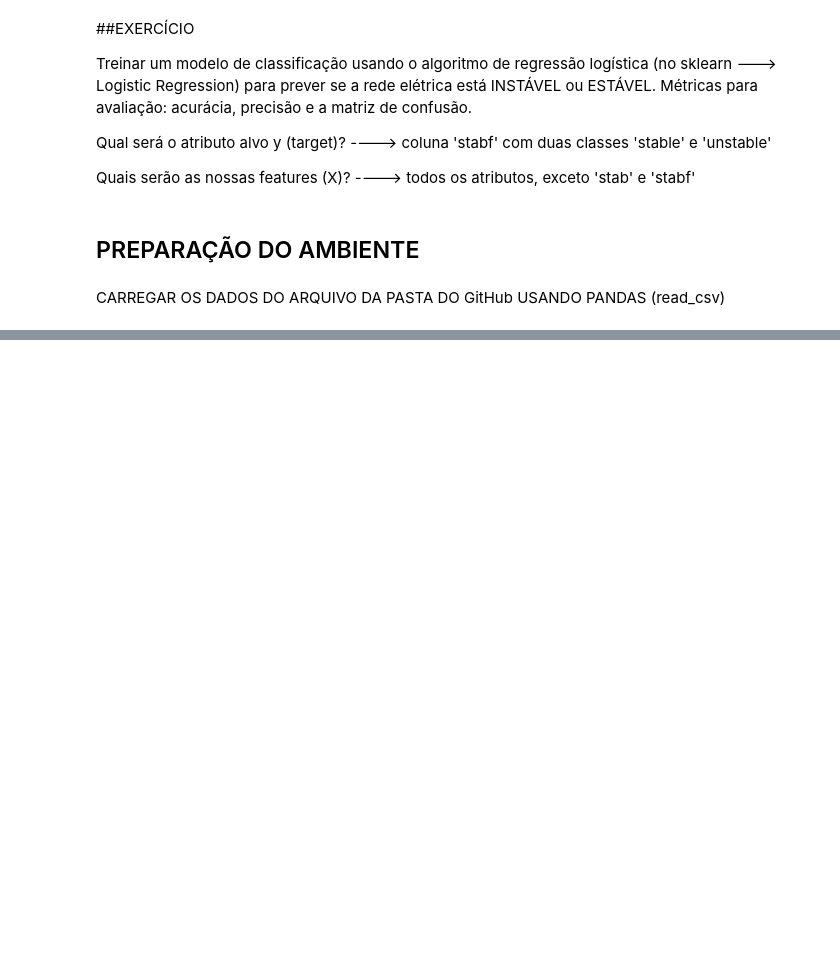
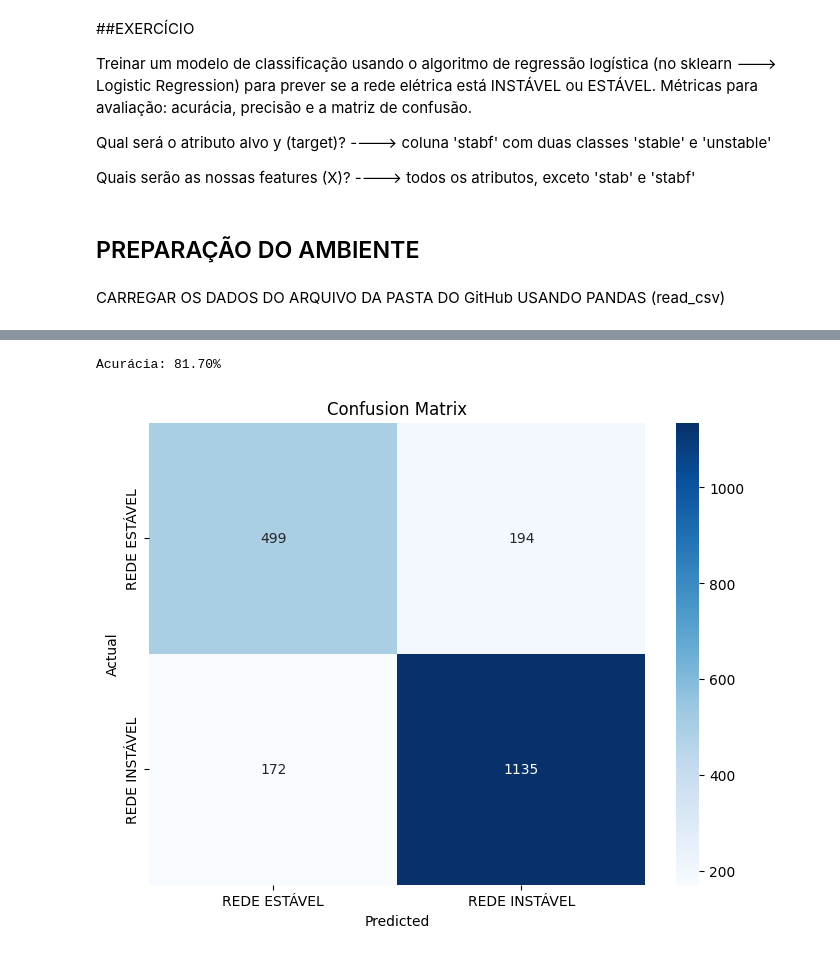
Before and after one commit to prof-atritiack/CP2-SERS-1CCPJ-ML, a Jupyter notebook: CP2_SERS_1CCPJ.ipynb, the cells around one changed output, grey strips where cells are left out. Drawn from its saved outputs; the diff is of its cells as text; code cells hidden in the pictures; blank space fills up the shorter version.

```diff
--- a/CP2_SERS_1CCPJ.ipynb
+++ b/CP2_SERS_1CCPJ.ipynb
@@ -32,0 +151,9 @@ dados.head()
+# %%
+# Separar dados de treino e teste
+X_train, X_test, y_train, y_test = train_test_split(X, y, test_size=0.2, random_state=42)
+# %%
+# Instanciar o objeto 'modelo' a partir da classe LogisticRegression
+modelo = LogisticRegression()
+# %%
+# Treinar
+modelo.fit(X_train, y_train)
@@ -32,0 +184,4 @@ dados.head()
+# %%
+# Gerar as previsões
+y_pred = modelo.predict(X_test)
+y_pred[:50] # 50 registros
@@ -32,0 +202,6 @@ dados.head()
+# %%
+# Acurácia
+accuracy = 100 * accuracy_score(y_test, y_pred)
+print(f'Acurácia: {accuracy:.2f}%')
+# %% [output]
+Acurácia: 81.70%
@@ -32,0 +210,12 @@ dados.head()
+# %%
+cm = confusion_matrix(y_test, y_pred)
+
+plt.figure(figsize=(8, 6))
+sns.heatmap(cm, annot=True, fmt='d', cmap='Blues',
+            xticklabels=modelo.classes_, yticklabels=modelo.classes_)
+plt.title('Confusion Matrix')
+plt.xlabel('Predicted')
+plt.ylabel('Actual')
+plt.show()
+# %% [output]
+[figure, added]
```
Also changed, not shown: parts of 17 cells of this notebook.
